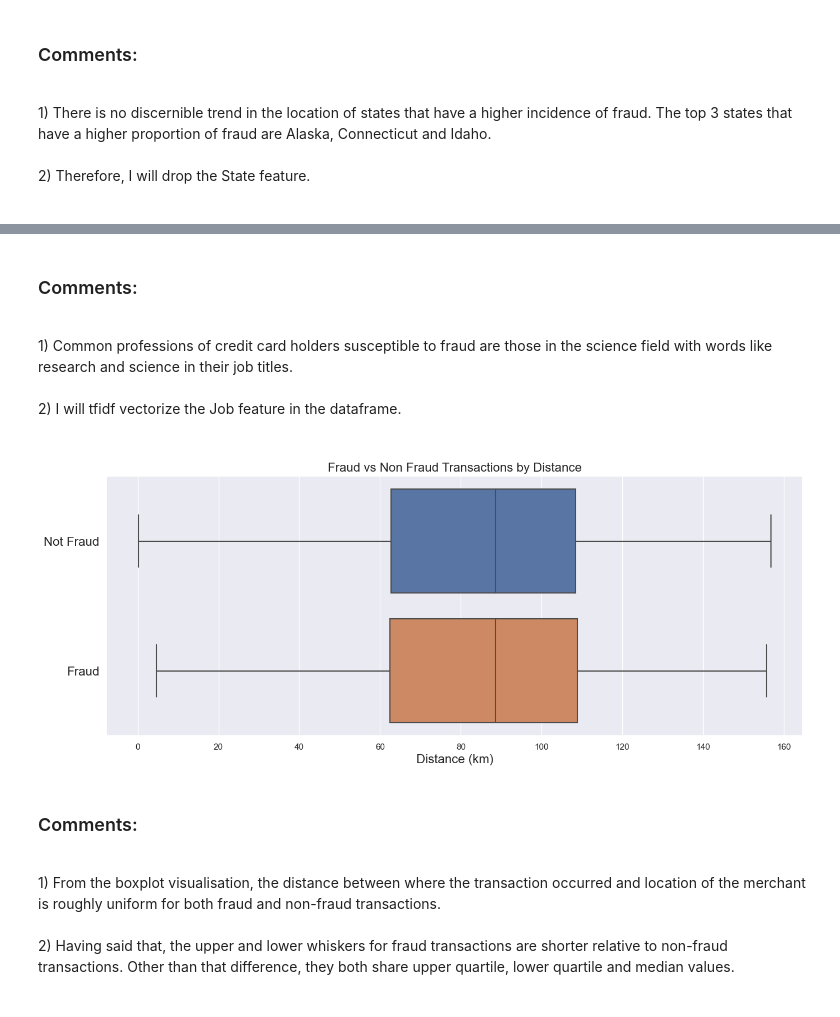
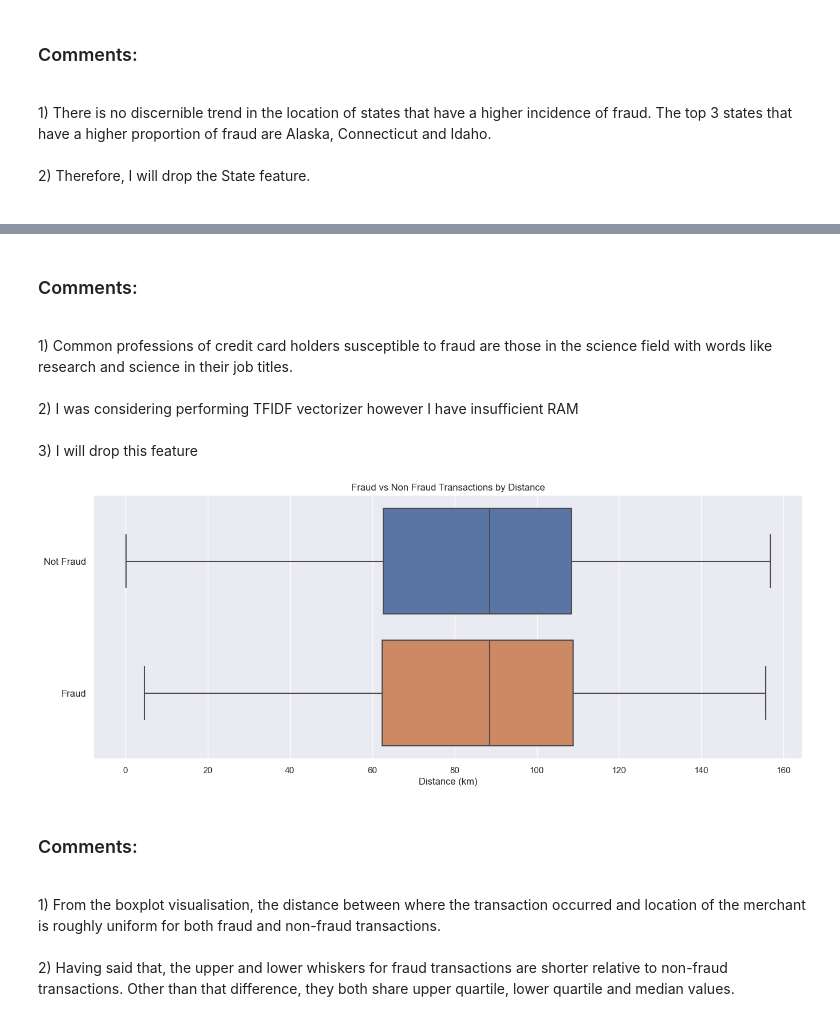
Before and after one commit to lydra4/Projects, a Jupyter notebook: Capstone/Song Yi - Part 1 - EDA.ipynb, the cells around one changed output, grey strips where cells are left out. Cells and saved outputs as stored; diff of their text form; code cells hidden in the pictures.

```diff
--- a/Capstone/Song Yi - Part 1 - EDA.ipynb
+++ b/Capstone/Song Yi - Part 1 - EDA.ipynb
@@ -551,34 +551,35 @@ plt.show();
 1) Common professions of credit card holders susceptible to fraud are those in the science field with words like research and science in their job titles.
 <br>
 <br>
-2) I will tfidf vectorize the Job feature in the dataframe.
+2) I was considering performing TFIDF vectorizer however I have insufficient RAM
 <br>
 <br>
+3) I will drop this feature
 # %%
 #Creating Dataframe for plotting
 df['lat difference'] = abs(df['lat'] - df['merch_lat'])
 df['long difference'] = abs(df['long'] - df['merch_long'])
 df['distance'] = np.sqrt(pow((df['lat difference'] * 111),2) + \
                          pow((df['long difference'] * 111),2))
 
 #Plotting Chart
 ax = sns.boxplot(data=df, x='distance', y='is_fraud', orient='h')
 
 #Setting Title
-ax.set_title('Fraud vs Non Fraud Transactions by Distance', fontsize=16)
+ax.set_title('Fraud vs Non Fraud Transactions by Distance', fontsize=12)
 
 #Setting axis
-ax.set_yticklabels(['Not Fraud', 'Fraud'], fontsize=16)
+ax.set_yticklabels(['Not Fraud', 'Fraud'], fontsize=12)
 ax.set_ylabel('')
-ax.set_xlabel('Distance (km)', fontsize=16)
+ax.set_xlabel('Distance (km)', fontsize=12)
 
 #Setting Size of Chart
-sns.set(rc={'figure.figsize':(18,6)})
+sns.set(rc={'figure.figsize':(12,10)})
 
 #Show Chart
 plt.show();
 # %% [output]
-[figure, old version]
+[figure, new version]
 # %% [markdown]
 ### Comments:
 <br>
```
Also changed, not shown: parts of 5 cells of this notebook, 4 other files.
